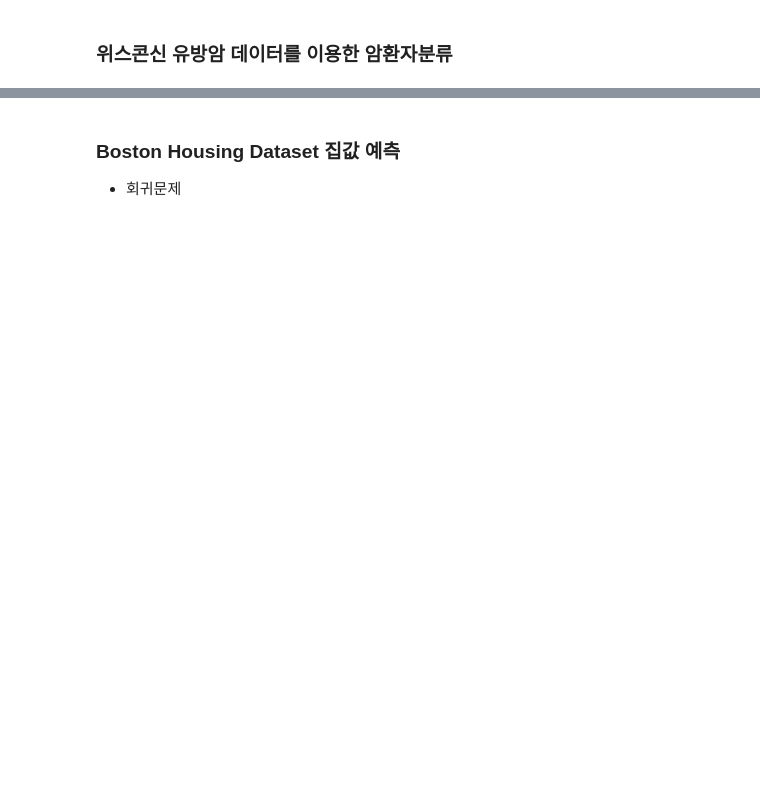
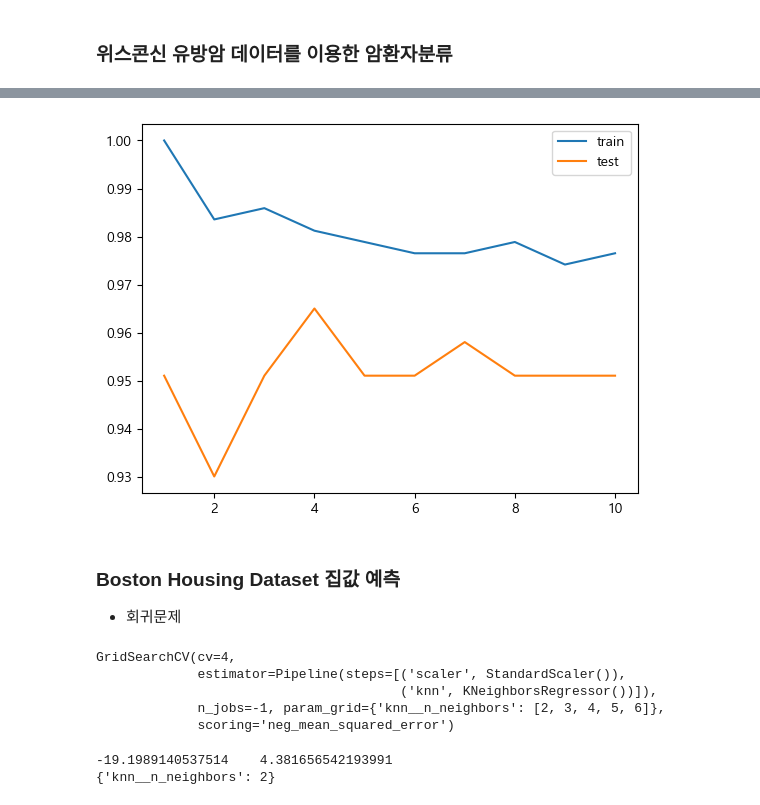
Before and after one commit to aaingyunii/Bootcamp_ML, a Jupyter notebook: 230707-10-11_ML_06/2307_07+10+11_ML_review.ipynb, the cells around one changed output, grey strips where cells are left out. Saved outputs shown, nothing was run; the diff lists cells and outputs as text; code cells hidden in the pictures; blank space fills up the shorter version.

```diff
--- a/230707-10-11_ML_06/2307_07+10+11_ML_review.ipynb
+++ b/230707-10-11_ML_06/2307_07+10+11_ML_review.ipynb
@@ -465,3 +482,31 @@ from sklearn.metrics import accuracy_score
 # %%
 X, y = load_breast_cancer(return_X_y=True)
 X_train, X_test, y_train, y_test = train_test_split(X, y, stratify=y, random_state=0)
+# %%
+scaler = StandardScaler()
+X_train_scaled = scaler.fit_transform(X_train)
+X_test_scaled = scaler.transform(X_test)
+# %%
+###### K(이웃수) 변화에 따른 accuracy 확인.
+
+train_acc_list = []
+test_acc_list = []
+
+k_list = range(1, 11) # k-nn의 k 후보들
+
+for k in k_list:
+    knn = KNeighborsClassifier(n_neighbors=k)
+    knn.fit(X_train_scaled, y_train)
+
+    pred_train = knn.predict(X_train_scaled)
+    pred_test = knn.predict(X_test_scaled)
+
+    train_acc_list.append(accuracy_score(y_train, pred_train))
+    test_acc_list.append(accuracy_score(y_test, pred_test))
+# %%
+result_df = pd.DataFrame({
+    "train":train_acc_list,
+    "test":test_acc_list
+}, index=k_list)
+
+result_df
@@ -468,3 +525,7 @@ X_train, X_test, y_train, y_test = train_test_split(X, y, stratify=y, random_sta
+# %%
+result_df.plot();
+# %% [output]
+[figure, added]
 # %% [markdown]
 ### Boston Housing Dataset 집값 예측
 - 회귀문제
@@ -481,3 +542,27 @@ X = boston.drop(columns='MEDV')
 y = boston['MEDV'] ## MEDV 가 집값..
 
 X_train, X_test, y_train, y_test = train_test_split(X, y, random_state=0)
+# %%
+pipeline = Pipeline([("scaler", StandardScaler()),
+                     ("knn", KNeighborsRegressor())])
+
+gs = GridSearchCV(pipeline,
+                  {"knn__n_neighbors":[2,3,4,5,6]},
+                  scoring="neg_mean_squared_error", # 회귀 문제이기 때문에 accuracy를 평가지표로 사용하지않고,
+                                                  # 'mse' 를 사용
+                  cv=4, n_jobs=-1
+                 )
+
+gs.fit(X_train, y_train)
+# %% [output]
+GridSearchCV(cv=4,
+             estimator=Pipeline(steps=[('scaler', StandardScaler()),
+                                       ('knn', KNeighborsRegressor())]),
+             n_jobs=-1, param_grid={'knn__n_neighbors': [2, 3, 4, 5, 6]},
+             scoring='neg_mean_squared_error')
+# %%
+print(gs.best_score_,"  ",np.sqrt(-gs.best_score_))
+print(gs.best_params_)
+# %% [output]
+-19.1989140537514    4.381656542193991
+{'knn__n_neighbors': 2}
```
Also changed, not shown: parts of 69 cells of this notebook, 6 other files.
